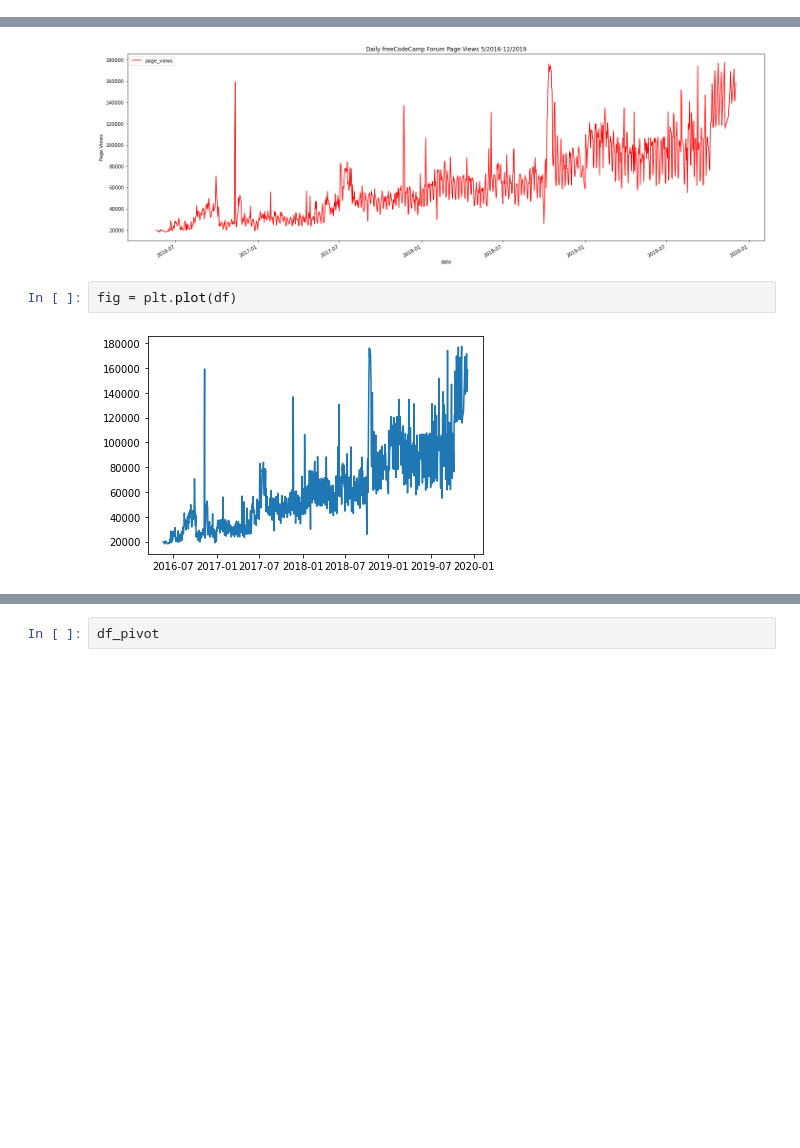
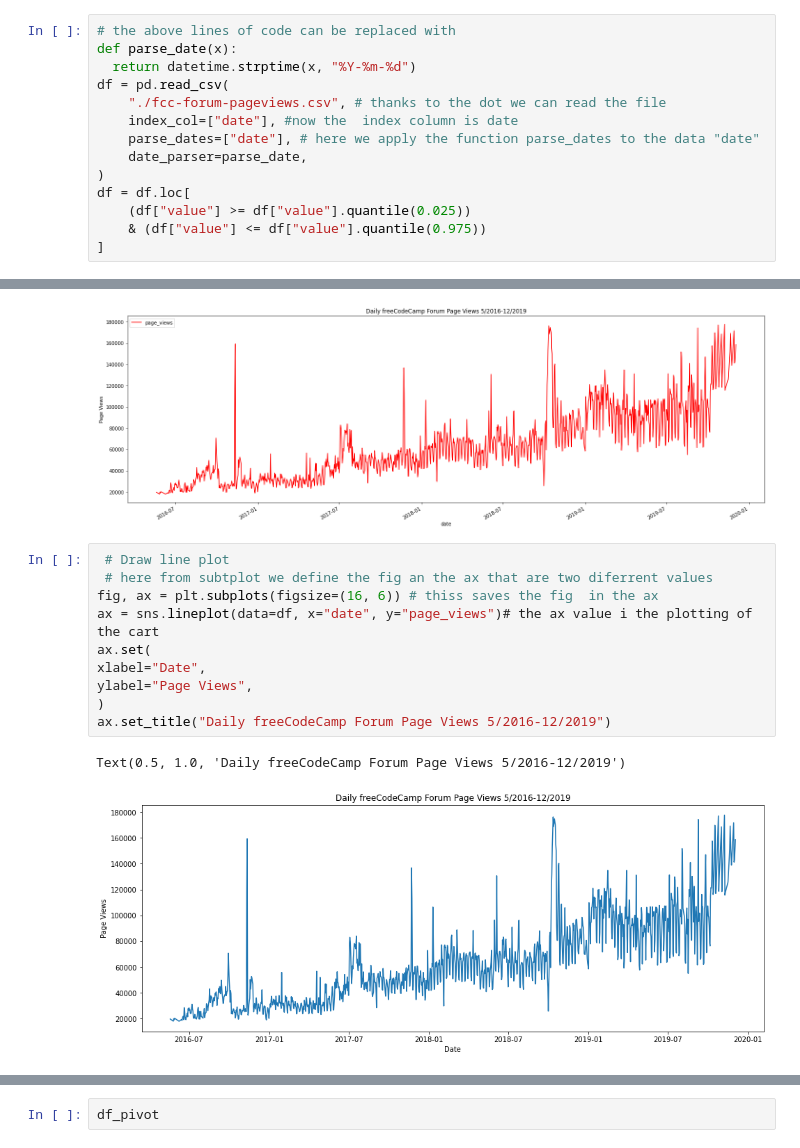
Before and after one commit to RioDeMilo/Data-analysis-with-python-projects, a Jupyter notebook: Page_View_Time_Series_Visualizer.ipynb, the cells around one changed output, grey strips where cells are left out. Drawn from its saved outputs; the diff is of its cells as text; blank space fills up the shorter version.

```diff
--- a/Page_View_Time_Series_Visualizer.ipynb
+++ b/Page_View_Time_Series_Visualizer.ipynb
@@ -17,3 +20,17 @@ df['date'] = pd.to_datetime(df['date']) # first of all i passed the date to date
 df = df.rename(columns={'value':'page_views'})
 df.index = df['date']# then the index is now the date format
 df = df.drop(['date'],axis = 1)# i droped the column date as is now the index
+# %%
+# the above lines of code can be replaced with
+def parse_date(x):
+  return datetime.strptime(x, "%Y-%m-%d")
+df = pd.read_csv(
+    "./fcc-forum-pageviews.csv", # thanks to the dot we can read the file
+    index_col=["date"], #now the  index column is date
+    parse_dates=["date"], # here we apply the function parse_dates to the data "date"
+    date_parser=parse_date,
+)
+df = df.loc[
+    (df["value"] >= df["value"].quantile(0.025))
+    & (df["value"] <= df["value"].quantile(0.975))
+]
@@ -34,10 +62,19 @@ plt.ylabel('Page Views')
 # %% [output]
 Text(0, 0.5, 'Page Views')
 [figure]
-# %%
-fig = plt.plot(df)
-# %% [output]
-[figure, removed]
+# %%
+ # Draw line plot
+ # here from subtplot we define the fig an the ax that are two diferrent values
+fig, ax = plt.subplots(figsize=(16, 6)) # thiss saves the fig  in the ax
+ax = sns.lineplot(data=df, x="date", y="page_views")# the ax value i the plotting of the cart
+ax.set(
+xlabel="Date",
+ylabel="Page Views",
+)
+ax.set_title("Daily freeCodeCamp Forum Page Views 5/2016-12/2019")
+# %% [output]
+Text(0.5, 1.0, 'Daily freeCodeCamp Forum Page Views 5/2016-12/2019')
+[figure, added]
 # %%
 df['Year'] = df.index.year
 df['Month']= df.index.month_name()
```
Also changed, not shown: parts of 11 cells of this notebook.
